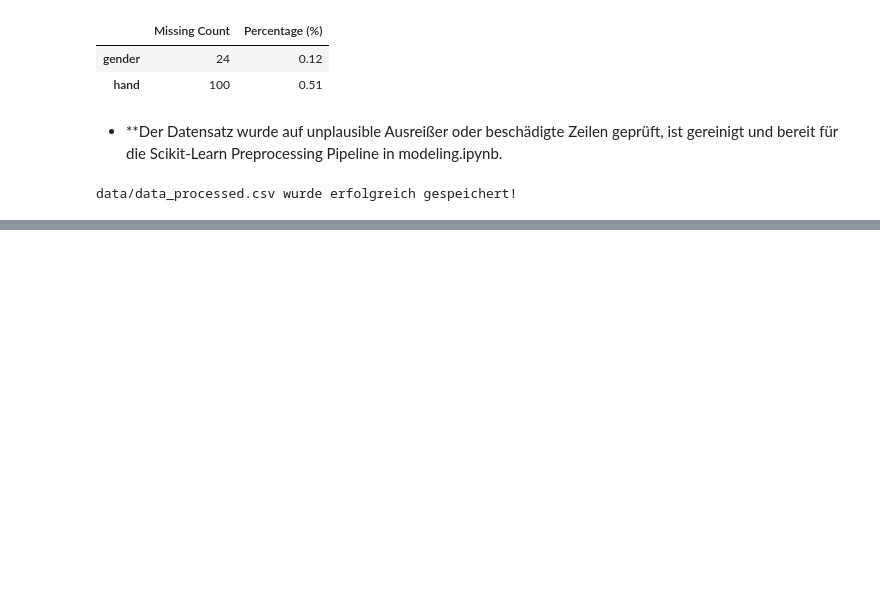
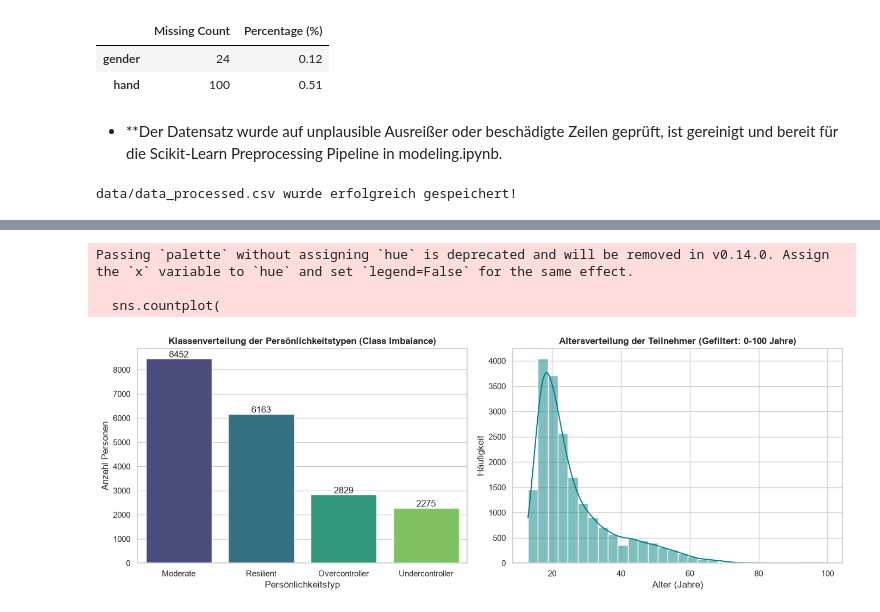
Before and after one commit to thombow-source/personality-type-predictor, a Jupyter notebook: eda.ipynb, the cells around one changed output, grey strips where cells are left out. Cells and saved outputs as stored; diff of their text form; code cells hidden in the pictures; blank space fills up the shorter version.

```diff
--- a/eda.ipynb
+++ b/eda.ipynb
@@ -115,0 +120,42 @@ data/data_processed.csv wurde erfolgreich gespeichert!
+# %%
+import matplotlib.pyplot as plt
+import seaborn as sns
+
+# Plot-Styling
+sns.set_theme(style="whitegrid")
+fig, axes = plt.subplots(1, 2, figsize=(14, 5))
+
+# Plot 1: Target-Verteilung (Zeigt die Class Imbalance)
+sns.countplot(
+    data=df,
+    x="target",
+    ax=axes[0],
+    order=df["target"].value_counts().index,
+    palette="viridis"
+)
+axes[0].set_title("Klassenverteilung der Persönlichkeitstypen (Class Imbalance)", fontsize=12, fontweight="bold")
+axes[0].set_xlabel("Persönlichkeitstyp")
+axes[0].set_ylabel("Anzahl Personen")
+
+# Absolute Zahlen über den Balken anzeigen
+for p in axes[0].patches:
+    axes[0].annotate(f'{int(p.get_height())}',
+                    (p.get_x() + p.get_width() / 2., p.get_height()),
+                    ha='center', va='center', xytext=(0, 5), textcoords='offset points')
+
+# Plot 2: Altersverteilung (Gefiltert auf realistische Werte <= 100 Jahre)
+df_clean_age = df[(df["age"] > 0) & (df["age"] <= 100)]
+
+sns.histplot(df_clean_age["age"], bins=30, kde=True, ax=axes[1], color="teal")
+axes[1].set_title("Altersverteilung der Teilnehmer (Gefiltert: 0-100 Jahre)", fontsize=12, fontweight="bold")
+axes[1].set_xlabel("Alter (Jahre)")
+axes[1].set_ylabel("Häufigkeit")
+
+plt.tight_layout()
+plt.savefig("data/eda_plots.png", dpi=300)
+plt.show()
+# %% [output]
+Passing `palette` without assigning `hue` is deprecated and will be removed in v0.14.0. Assign the `x` variable to `hue` and set `legend=False` for the same effect.
+
+  sns.countplot(
+[figure, added]
```
Also changed, not shown: parts of 1 cell of this notebook, 4 other files.
